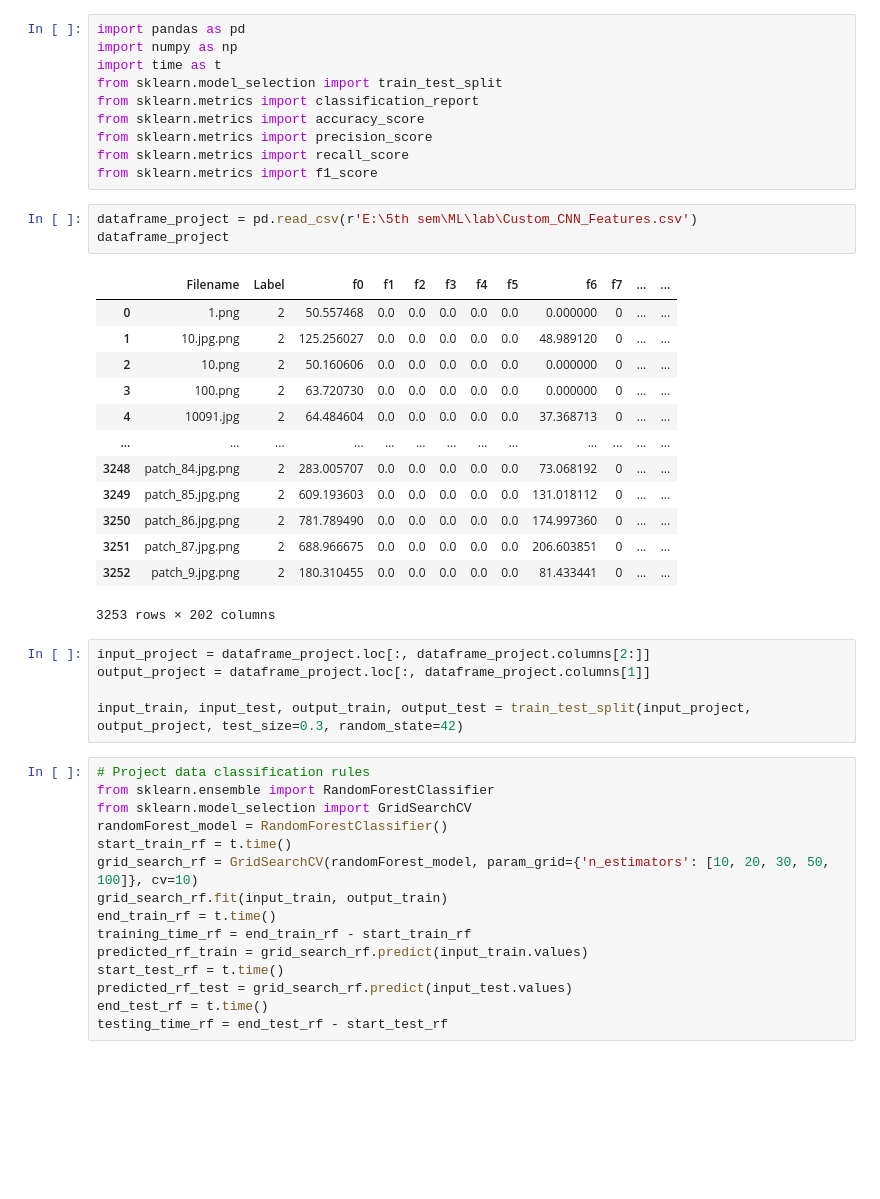
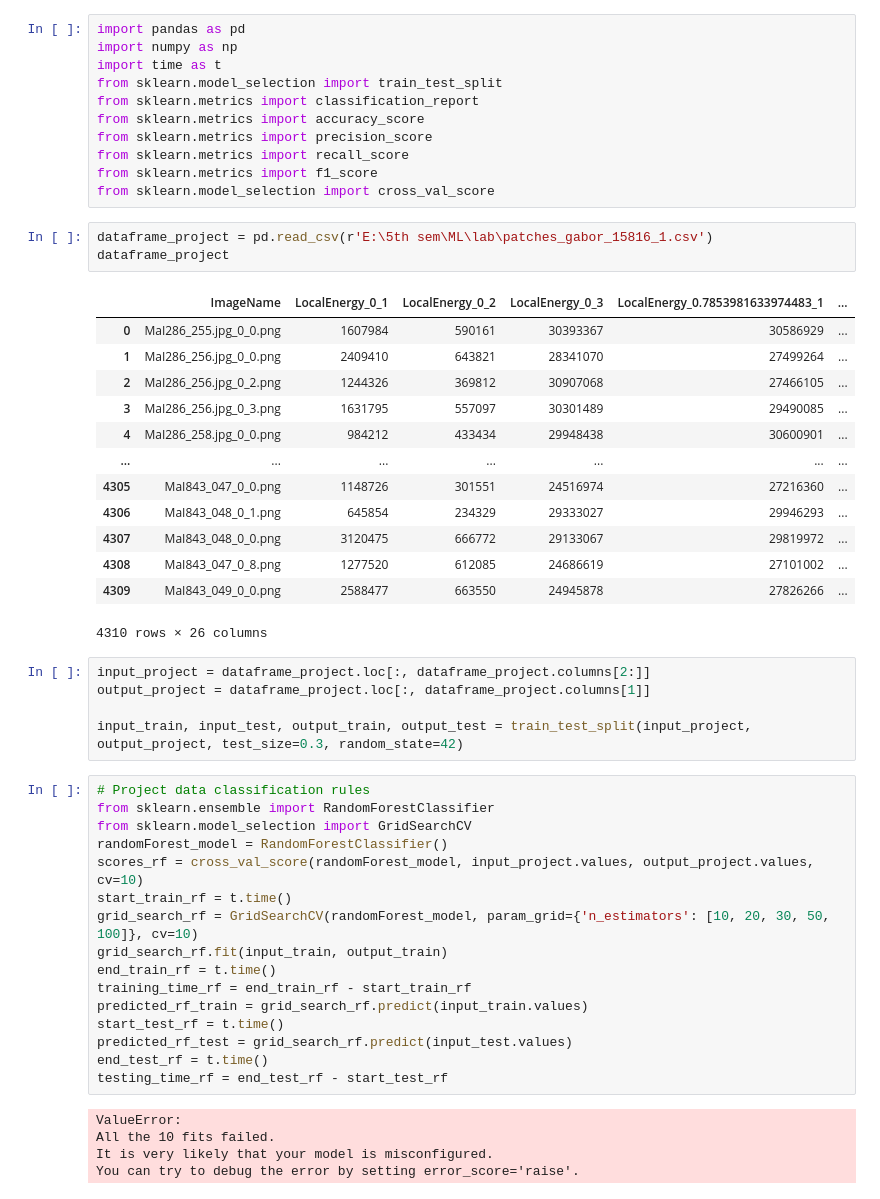
Before and after one commit to rajakprogrammer/ML, a Jupyter notebook: Aggrregation_of_all_models.ipynb, the cells around one changed output. Cells and saved outputs as stored; diff of their text form; blank space fills up the shorter version.

```diff
--- a/Aggrregation_of_all_models.ipynb
+++ b/Aggrregation_of_all_models.ipynb
@@ -8,23 +8,24 @@ from sklearn.metrics import accuracy_score
 from sklearn.metrics import precision_score
 from sklearn.metrics import recall_score
 from sklearn.metrics import f1_score
+from sklearn.model_selection import cross_val_score
 # %%
-dataframe_project = pd.read_csv(r'E:\5th sem\ML\lab\Custom_CNN_Features.csv')
+dataframe_project = pd.read_csv(r'E:\5th sem\ML\lab\patches_gabor_15816_1.csv')
 dataframe_project
 # %% [output]
-|  | Filename | Label | f0 | f1 | f2 | f3 | f4 | f5 | f6 | f7 | ... | ... |
-| 0 | 1.png | 2 | 50.557468 | 0.0 | 0.0 | 0.0 | 0.0 | 0.0 | 0.000000 | 0 | ... | ... |
-| 1 | 10.jpg.png | 2 | 125.256027 | 0.0 | 0.0 | 0.0 | 0.0 | 0.0 | 48.989120 | 0 | ... | ... |
-| 2 | 10.png | 2 | 50.160606 | 0.0 | 0.0 | 0.0 | 0.0 | 0.0 | 0.000000 | 0 | ... | ... |
-| 3 | 100.png | 2 | 63.720730 | 0.0 | 0.0 | 0.0 | 0.0 | 0.0 | 0.000000 | 0 | ... | ... |
-| 4 | 10091.jpg | 2 | 64.484604 | 0.0 | 0.0 | 0.0 | 0.0 | 0.0 | 37.368713 | 0 | ... | ... |
-| ... | ... | ... | ... | ... | ... | ... | ... | ... | ... | ... | ... | ... |
-| 3248 | patch_84.jpg.png | 2 | 283.005707 | 0.0 | 0.0 | 0.0 | 0.0 | 0.0 | 73.068192 | 0 | ... | ... |
-| 3249 | patch_85.jpg.png | 2 | 609.193603 | 0.0 | 0.0 | 0.0 | 0.0 | 0.0 | 131.018112 | 0 | ... | ... |
-| 3250 | patch_86.jpg.png | 2 | 781.789490 | 0.0 | 0.0 | 0.0 | 0.0 | 0.0 | 174.997360 | 0 | ... | ... |
-| 3251 | patch_87.jpg.png | 2 | 688.966675 | 0.0 | 0.0 | 0.0 | 0.0 | 0.0 | 206.603851 | 0 | ... | ... |
-| 3252 | patch_9.jpg.png | 2 | 180.310455 | 0.0 | 0.0 | 0.0 | 0.0 | 0.0 | 81.433441 | 0 | ... | ... |
+|  | ImageName | LocalEnergy_0_1 | LocalEnergy_0_2 | LocalEnergy_0_3 | LocalEnergy_0.7853981633974483_1 | ... |
+| 0 | MaI286_255.jpg_0_0.png | 1607984 | 590161 | 30393367 | 30586929 | ... |
+| 1 | MaI286_256.jpg_0_0.png | 2409410 | 643821 | 28341070 | 27499264 | ... |
+| 2 | MaI286_256.jpg_0_2.png | 1244326 | 369812 | 30907068 | 27466105 | ... |
+| 3 | MaI286_256.jpg_0_3.png | 1631795 | 557097 | 30301489 | 29490085 | ... |
+| 4 | MaI286_258.jpg_0_0.png | 984212 | 433434 | 29948438 | 30600901 | ... |
+| ... | ... | ... | ... | ... | ... | ... |
+| 4305 | MaI843_047_0_0.png | 1148726 | 301551 | 24516974 | 27216360 | ... |
+| 4306 | MaI843_048_0_1.png | 645854 | 234329 | 29333027 | 29946293 | ... |
+| 4307 | MaI843_048_0_0.png | 3120475 | 666772 | 29133067 | 29819972 | ... |
+| 4308 | MaI843_047_0_8.png | 1277520 | 612085 | 24686619 | 27101002 | ... |
+| 4309 | MaI843_049_0_0.png | 2588477 | 663550 | 24945878 | 27826266 | ... |
-3253 rows × 202 columns
+4310 rows × 26 columns
 # %%
 input_project = dataframe_project.loc[:, dataframe_project.columns[2:]]
 output_project = dataframe_project.loc[:, dataframe_project.columns[1]]
@@ -35,6 +36,7 @@ input_train, input_test, output_train, output_test = train_test_split(input_proj
 from sklearn.ensemble import RandomForestClassifier
 from sklearn.model_selection import GridSearchCV
 randomForest_model = RandomForestClassifier()
+scores_rf = cross_val_score(randomForest_model, input_project.values, output_project.values, cv=10)
 start_train_rf = t.time()
 grid_search_rf = GridSearchCV(randomForest_model, param_grid={'n_estimators': [10, 20, 30, 50, 100]}, cv=10)
 grid_search_rf.fit(input_train, output_train)
@@ -45,6 +47,11 @@ start_test_rf = t.time()
 predicted_rf_test = grid_search_rf.predict(input_test.values)
 end_test_rf = t.time()
 testing_time_rf = end_test_rf - start_test_rf
+# %% [output]
+ValueError:
+All the 10 fits failed.
+It is very likely that your model is misconfigured.
+You can try to debug the error by setting error_score='raise'.
 # %%
 print("Training data")
 print(classification_report(output_train, predicted_rf_train))
```
Also changed, not shown: parts of 9 cells of this notebook.
